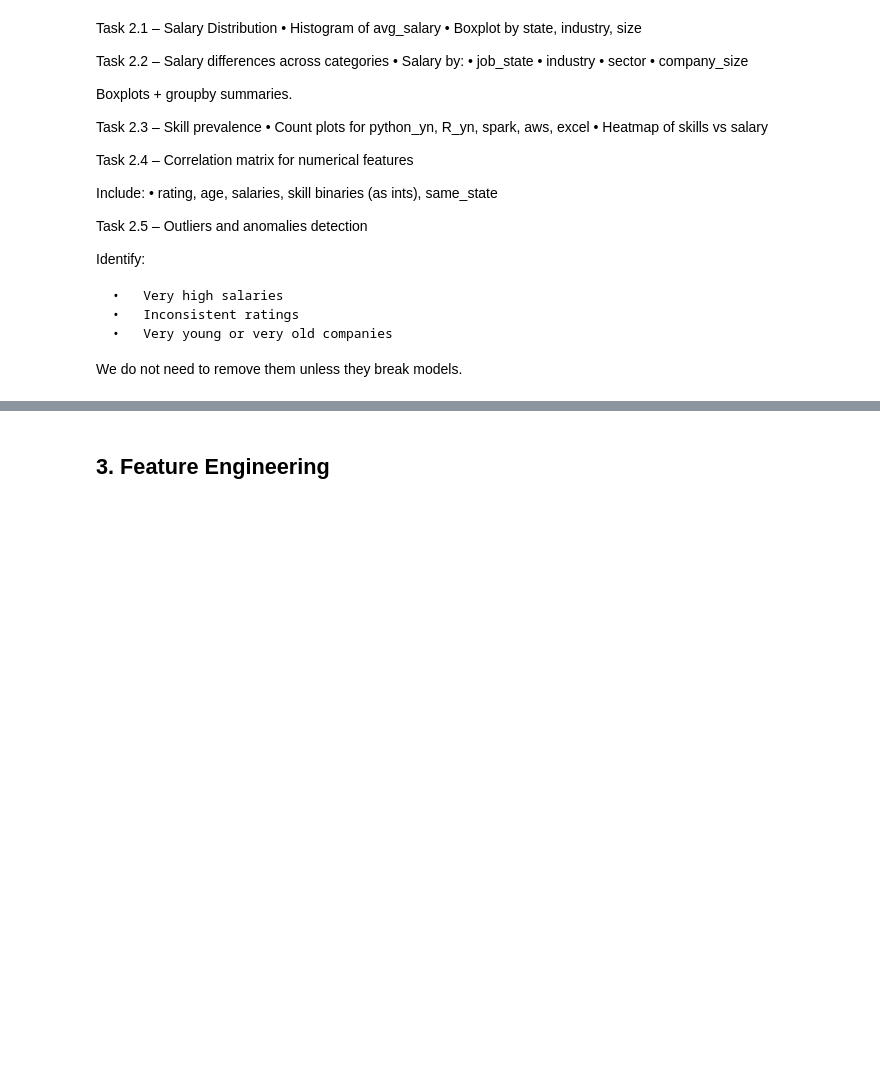
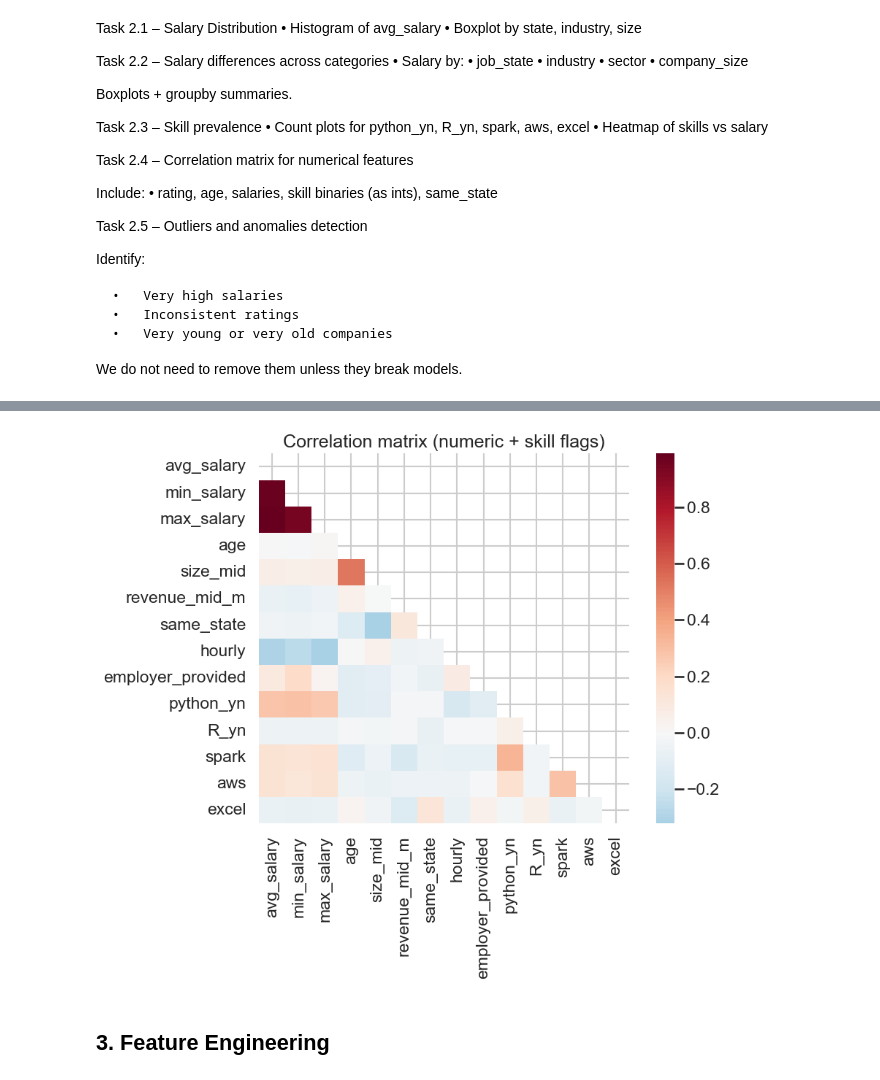
Before and after one commit to yassineerraji/Business-Data-Science-Project, a Jupyter notebook: notebook.ipynb, the cells around one changed output, grey strips where cells are left out. Cells and saved outputs as stored; diff of their text form; code cells hidden in the pictures; blank space fills up the shorter version.

```diff
--- a/notebook.ipynb
+++ b/notebook.ipynb
@@ -122,3 +425,22 @@ We do not need to remove them unless they break models.
+# %%
+# Correlation heatmap for key numeric/binary features
+corr_cols = [
+    "avg_salary", "min_salary", "max_salary", "rating", "age",
+    "size_mid", "revenue_mid_m", "same_state", "hourly", "employer_provided",
+    "python_yn", "R_yn", "spark", "aws", "excel"
+]
+corr_cols = [c for c in corr_cols if c in df_eda.columns]
+
+if corr_cols:
+    corr = df_eda[corr_cols].astype(float).corr()
+    mask = np.triu(np.ones_like(corr, dtype=bool))
+    plt.figure(figsize=(10, 8))
+    sns.heatmap(corr, mask=mask, cmap="RdBu_r", center=0, annot=False, fmt=".2f", square=True)
+    plt.title("Correlation matrix (numeric + skill flags)")
+    plt.tight_layout()
+    plt.show()
+# %% [output]
+[figure, added]
 # %% [markdown]
 ## 3. Feature Engineering
 # %% [markdown]
```
Also changed, not shown: parts of 17 cells of this notebook, 1 other file.
